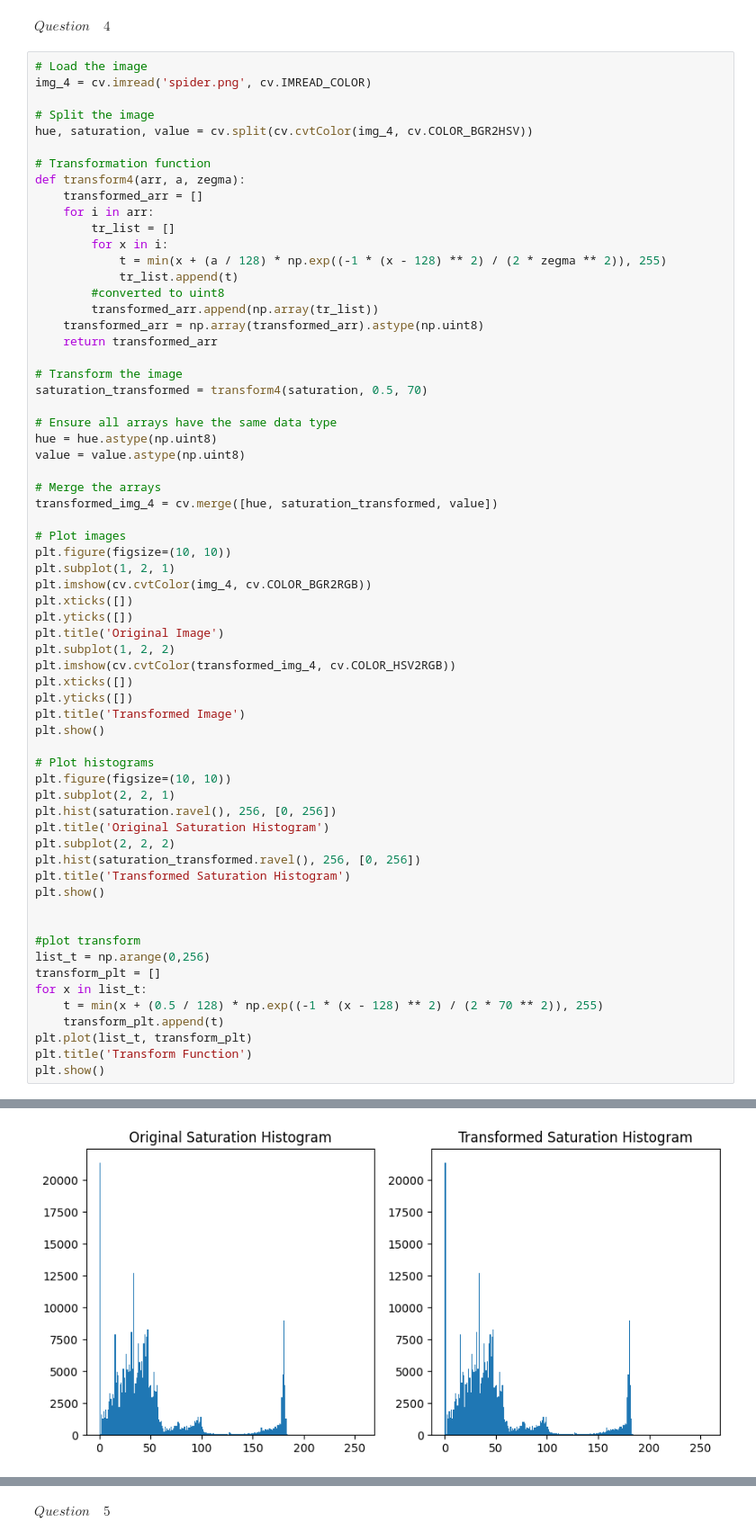
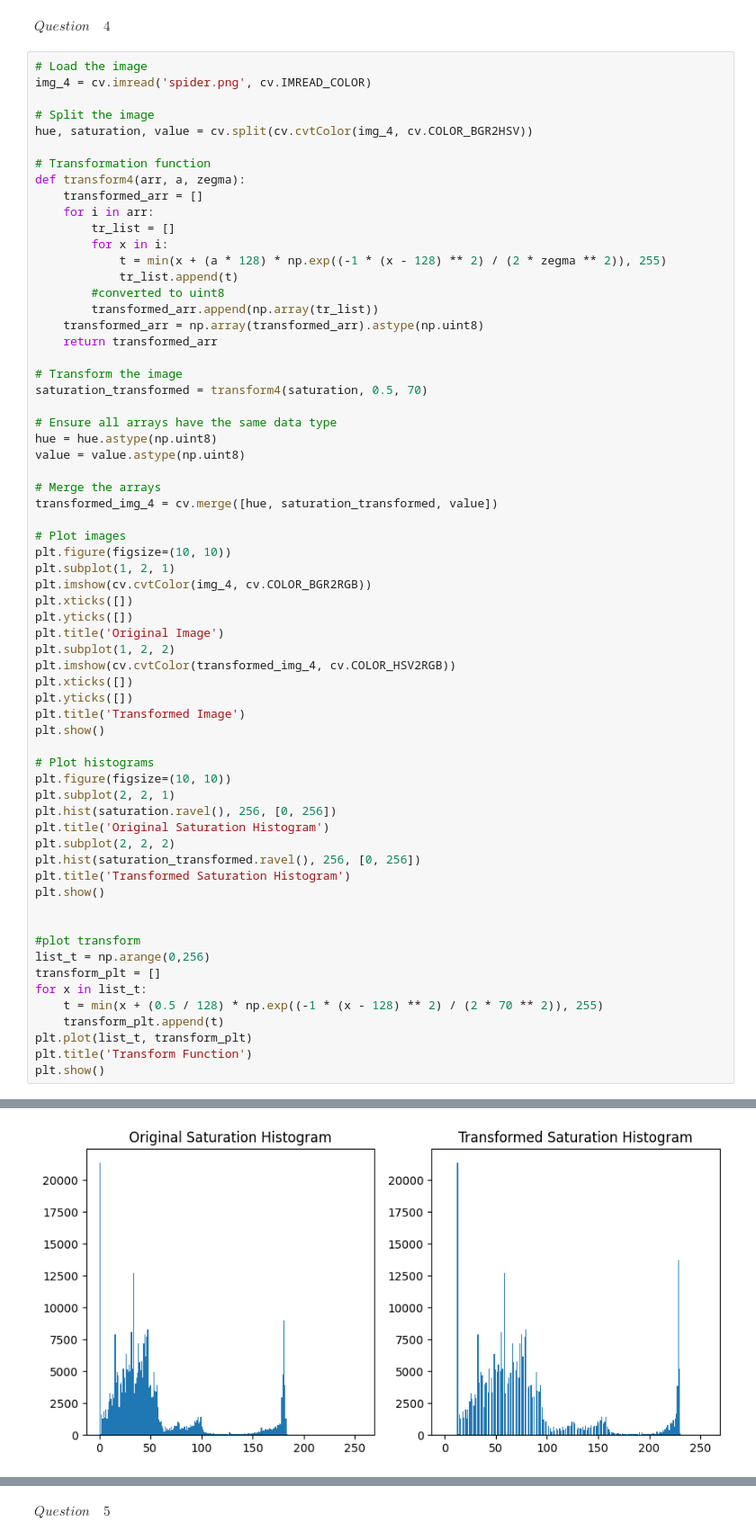
Before and after one commit to TishanSathruwan/ImageProcessing_MachineVision, a Jupyter notebook: Assignments/Assignment_1/Assignment_01.ipynb, the cells around one changed output, grey strips where cells are left out. Shown at 90% size. Saved outputs shown, nothing was run; the diff lists cells and outputs as text.

```diff
--- a/Assignments/Assignment_1/Assignment_01.ipynb
+++ b/Assignments/Assignment_1/Assignment_01.ipynb
@@ -172,7 +172,7 @@ def transform4(arr, a, zegma):
     for i in arr:
         tr_list = []
         for x in i:
-            t = min(x + (a / 128) * np.exp((-1 * (x - 128) ** 2) / (2 * zegma ** 2)), 255)
+            t = min(x + (a * 128) * np.exp((-1 * (x - 128) ** 2) / (2 * zegma ** 2)), 255)
             tr_list.append(t)
         #converted to uint8
         transformed_arr.append(np.array(tr_list))
@@ -198,32 +198,32 @@ plt.yticks([])
 plt.title('Original Image')
 plt.subplot(1, 2, 2)
 plt.imshow(cv.cvtColor(transformed_img_4, cv.COLOR_HSV2RGB))
 plt.xticks([])
 plt.yticks([])
 plt.title('Transformed Image')
 plt.show()
 
 # Plot histograms
 plt.figure(figsize=(10, 10))
 plt.subplot(2, 2, 1)
 plt.hist(saturation.ravel(), 256, [0, 256])
 plt.title('Original Saturation Histogram')
 plt.subplot(2, 2, 2)
 plt.hist(saturation_transformed.ravel(), 256, [0, 256])
 plt.title('Transformed Saturation Histogram')
 plt.show()
 
 
 #plot transform
 list_t = np.arange(0,256)
 transform_plt = []
 for x in list_t:
     t = min(x + (0.5 / 128) * np.exp((-1 * (x - 128) ** 2) / (2 * 70 ** 2)), 255)
     transform_plt.append(t)
 plt.plot(list_t, transform_plt)
 plt.title('Transform Function')
 plt.show()
 # %% [output]
 [figure]
-[figure, old version]
+[figure, new version]
 [figure]
```
Also changed, not shown: parts of 7 cells of this notebook.
